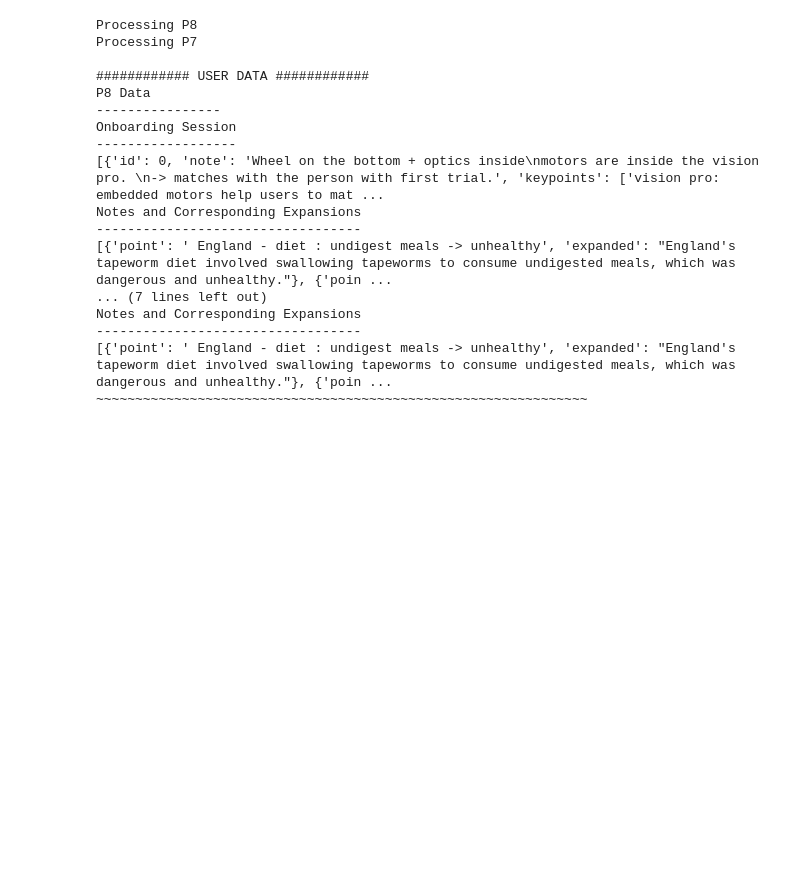
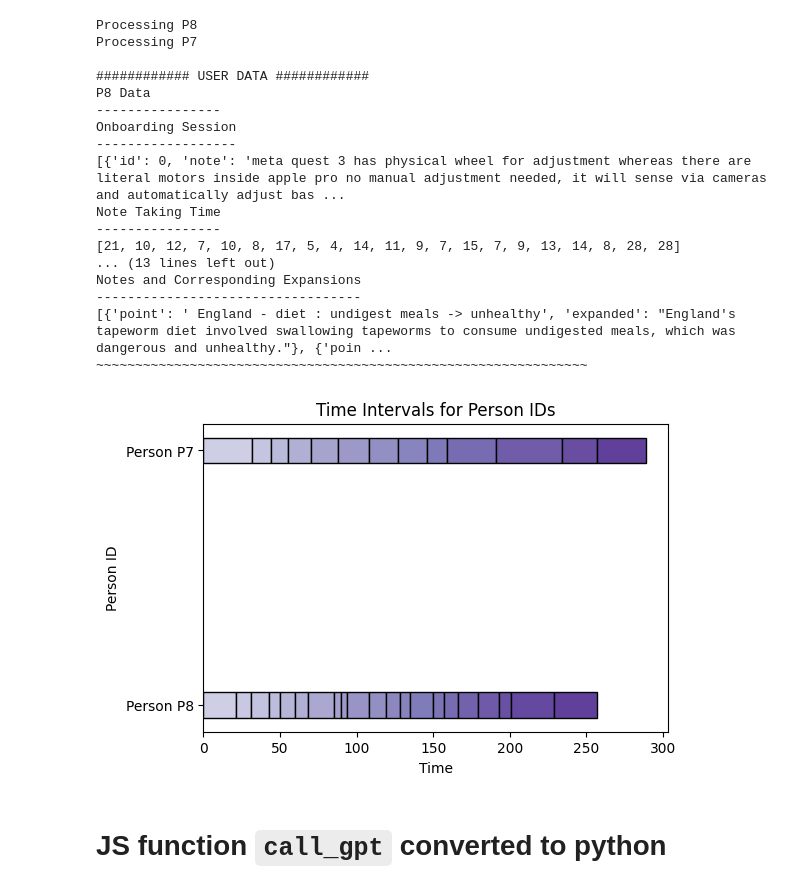
Before and after one commit to Abdus-Samee/NoTeeline, a Jupyter notebook: DataAnalysis/charts.ipynb, the cells around one changed output. Drawn from its saved outputs; the diff is of its cells as text; code cells hidden in the pictures; blank space fills up the shorter version.

Commit message:
Update: Added chart and function code

```diff
--- a/DataAnalysis/charts.ipynb
+++ b/DataAnalysis/charts.ipynb
@@ -210,14 +210,15 @@ plt.show()
 # %%
 import os
 import json
+import math
 import pandas as pd
 
 userlog_path = "UserLog"
 user_dict = {}
-pd_dict = {}
 
 for user_folder in os.listdir(userlog_path):
     print(f'Processing {user_folder}')
+    pd_dict = {}
     user_folder_path = os.path.join(userlog_path, user_folder)
     if os.path.isdir(user_folder_path):
         folder_number = int(user_folder[1:])
@@ -238,6 +239,7 @@ for user_folder in os.listdir(userlog_path):
                         video_prefix = 'video1'
 
                     if file.lower().startswith(video_prefix):
+                        pd_dict['note_taking_time'] = [math.ceil(bpd['note_taking_time']/1000) for bpd in bullet_points_data['editHistory']]
                         pd_dict['video_data'] = [
                             {
                                 'point': bpd['point'],
@@ -252,6 +254,8 @@ for user in user_dict:
     print(f'{user} Data\n----------------')
     print('Onboarding Session\n------------------')
     print(f"{user_dict[user]['ob_session']}")
+    print('Note Taking Time\n----------------')
+    print(f"{user_dict[user]['note_taking_time']}")
     print('Notes and Corresponding Expansions\n----------------------------------')
     print(f"{user_dict[user]['video_data']}")
     print('~~~~~~~~~~~~~~~~~~~~~~~~~~~~~~~~~~~~~~~~~~~~~~~~~~~~~~~~~~~~~~~')
@@ -265,12 +269,42 @@ P8 Data
 ----------------
 Onboarding Session
 ------------------
-[{'id': 0, 'note': 'Wheel on the bottom + optics inside\nmotors are inside the vision pro. \n-> matches with the person with first trial.', 'keypoints': ['vision pro: embedded motors help users to mat ...
-Notes and Corresponding Expansions
-----------------------------------
-[{'point': ' England - diet : undigest meals -> unhealthy', 'expanded': "England's tapeworm diet involved swallowing tapeworms to consume undigested meals, which was dangerous and unhealthy."}, {'poin ...
-... (7 lines left out)
+[{'id': 0, 'note': 'meta quest 3 has physical wheel for adjustment whereas there are literal motors inside apple pro no manual adjustment needed, it will sense via cameras and automatically adjust bas ...
+Note Taking Time
+----------------
+[21, 10, 12, 7, 10, 8, 17, 5, 4, 14, 11, 9, 7, 15, 7, 9, 13, 14, 8, 28, 28]
+... (13 lines left out)
 Notes and Corresponding Expansions
 ----------------------------------
 [{'point': ' England - diet : undigest meals -> unhealthy', 'expanded': "England's tapeworm diet involved swallowing tapeworms to consume undigested meals, which was dangerous and unhealthy."}, {'poin ...
 ~~~~~~~~~~~~~~~~~~~~~~~~~~~~~~~~~~~~~~~~~~~~~~~~~~~~~~~~~~~~~~~
+# %%
+import matplotlib.pyplot as plt
+import matplotlib.cm as cm
+
+data = {user:user_dict[user]['note_taking_time'] for user in user_dict}
+
+# Plotting
+plt.figure(figsize=(6, 4))  # Adjust the figure size as needed
+cmap = cm.get_cmap('Purples')  # Choose a colormap ('Blues' is an example)
+
+for person_id, time_differences in data.items():
+    start_time = 0
+    num_bars = len(time_differences)
+    # Adjust the range of normalized indices to avoid lightest shades
+    color_indices = [0.3 + 0.5 * i / (num_bars - 1) for i in range(num_bars)]
+    for i, time_diff in enumerate(time_differences):
+        end_time = start_time + time_diff
+        bar_color = cmap(color_indices[i])  # Get color from colormap based on normalized index
+        plt.barh(person_id, width=time_diff, left=start_time, height=0.1, color=bar_color, edgecolor='black')
+        start_time = end_time
+
+plt.xlabel('Time')
+plt.ylabel('Person ID')
+plt.title('Time Intervals for Person IDs')
+plt.yticks(list(data.keys()), ['Person {}'.format(pid) for pid in data.keys()])
+plt.show()
+# %% [output]
+[figure, added]
+# %% [markdown]
+# JS function `call_gpt` converted to python
```
Also changed, not shown: parts of 3 cells of this notebook.
